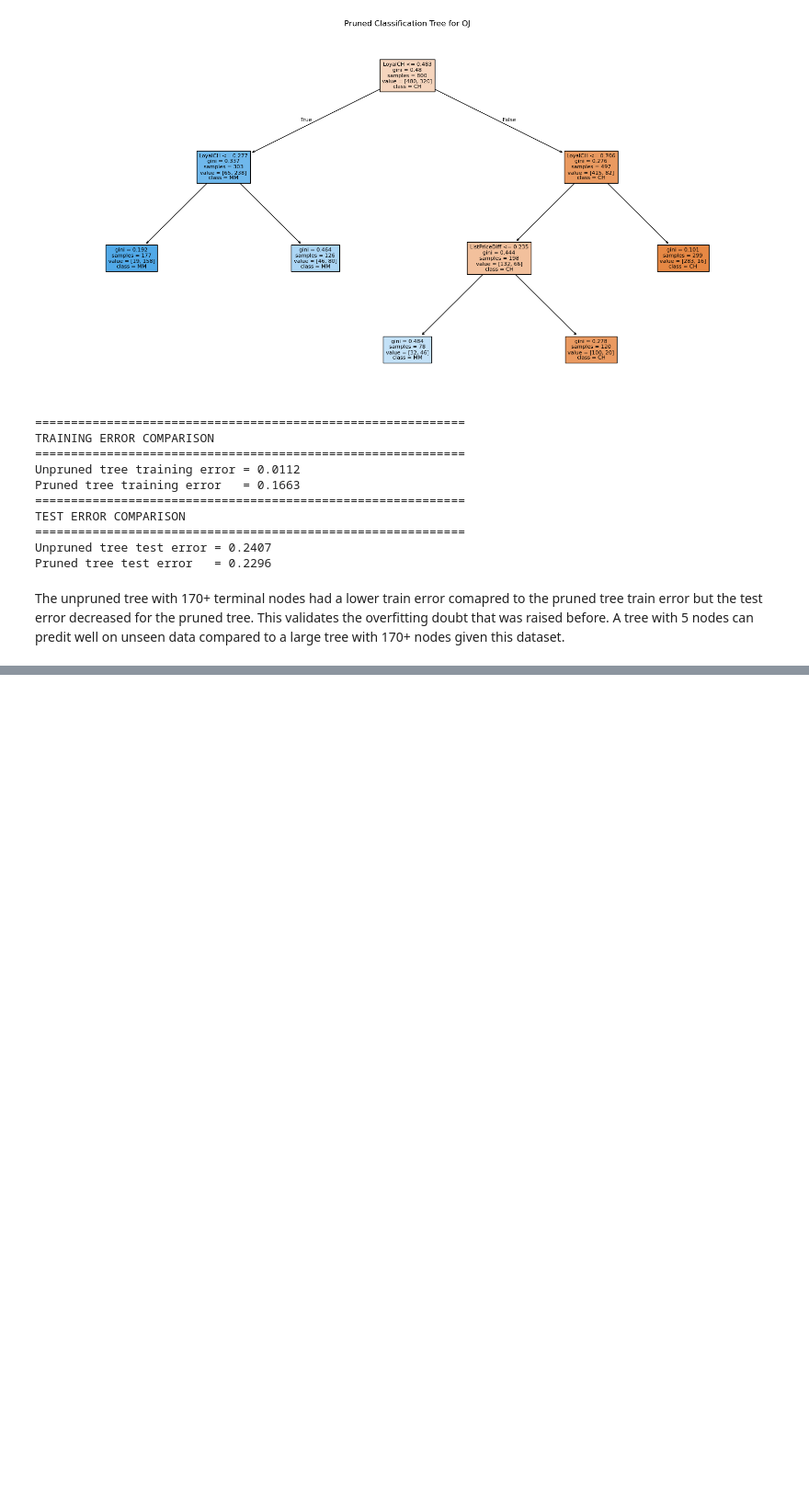
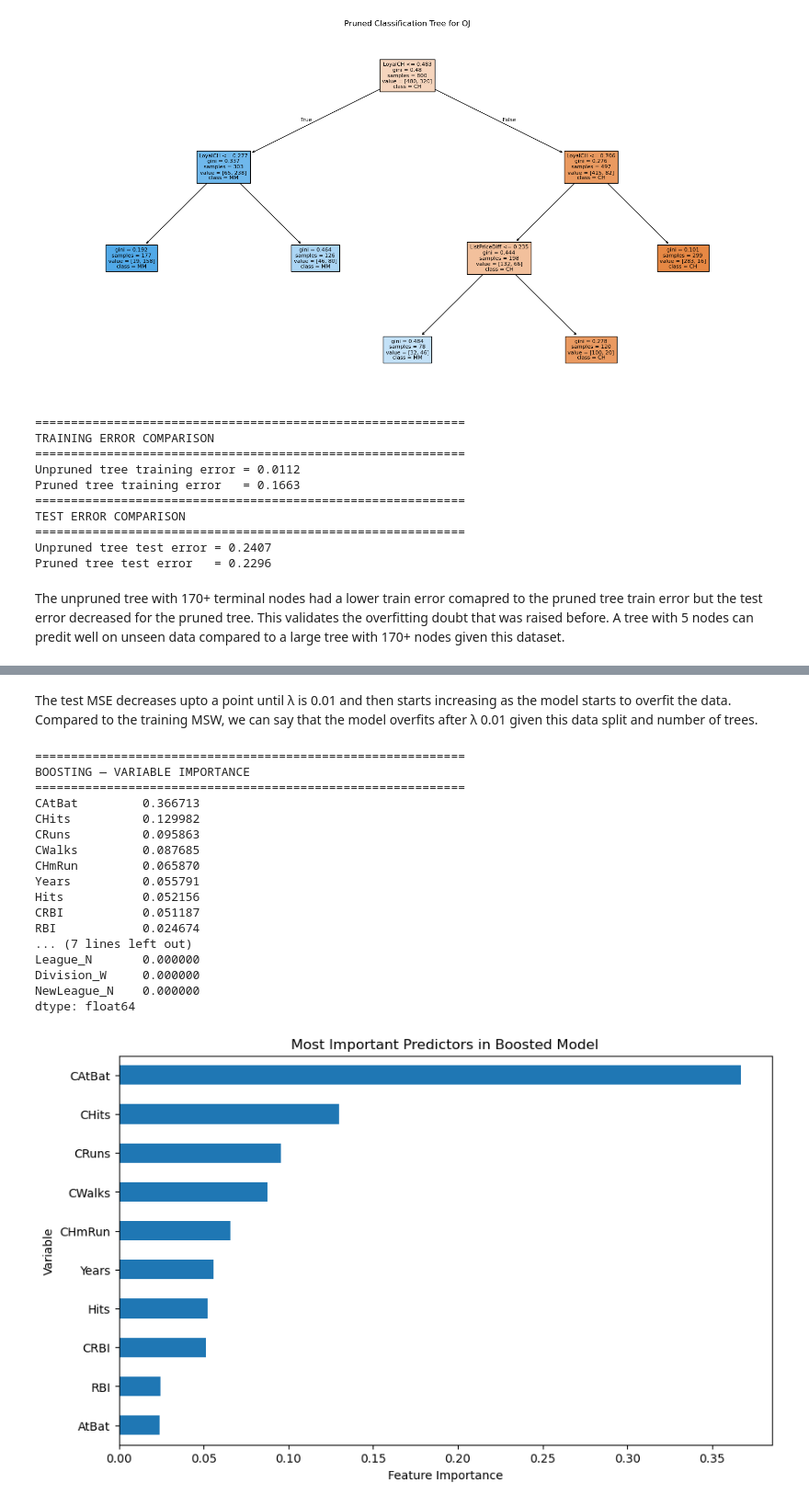
Before and after one commit to sumukha-r/isl-python-solutions, a Jupyter notebook: Chapter08-Tree-Based-Models/Chapter08-Tree-Based-Models.ipynb, the cells around one changed output, grey strips where cells are left out. Shown at 92% size. Saved outputs shown, nothing was run; the diff lists cells and outputs as text; code cells hidden in the pictures; blank space fills up the shorter version.

```diff
--- a/Chapter08-Tree-Based-Models/Chapter08-Tree-Based-Models.ipynb
+++ b/Chapter08-Tree-Based-Models/Chapter08-Tree-Based-Models.ipynb
@@ -476,0 +593,37 @@ The unpruned tree with 170+ terminal nodes had a lower train error comapred to t
+# %% [markdown]
+The test MSE decreases upto a point until λ is 0.01 and then starts increasing as the model starts to overfit the data. Compared to the training MSW, we can say that the model overfits after λ 0.01 given this data split and number of trees.
+# %%
+best_boost = GradientBoostingRegressor(n_estimators=1000, learning_rate=best_lr, max_depth=1, random_state=1)
+best_boost.fit(X_train, y_train)
+importance = pd.Series(best_boost.feature_importances_, index=X_train.columns).sort_values(ascending=False)
+
+print("=" * 60)
+print("BOOSTING — VARIABLE IMPORTANCE")
+print("=" * 60)
+print(importance)
+
+plt.figure(figsize=(10, 6))
+importance.head(10).sort_values().plot(kind="barh")
+plt.xlabel("Feature Importance")
+plt.ylabel("Variable")
+plt.title("Most Important Predictors in Boosted Model")
+plt.show()
+# %% [output]
+============================================================
+BOOSTING — VARIABLE IMPORTANCE
+============================================================
+CAtBat         0.366713
+CHits          0.129982
+CRuns          0.095863
+CWalks         0.087685
+CHmRun         0.065870
+Years          0.055791
+Hits           0.052156
+CRBI           0.051187
+RBI            0.024674
+... (7 lines left out)
+League_N       0.000000
+Division_W     0.000000
+NewLeague_N    0.000000
+dtype: float64
+[figure, added]
```
Also changed, not shown: parts of 8 cells of this notebook, 1 other file.
